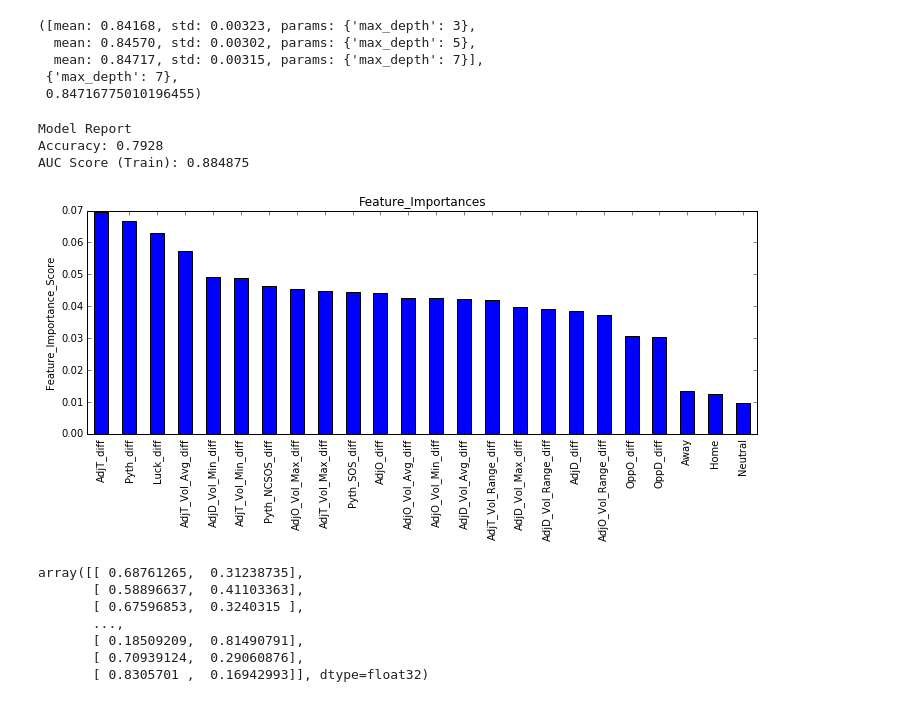
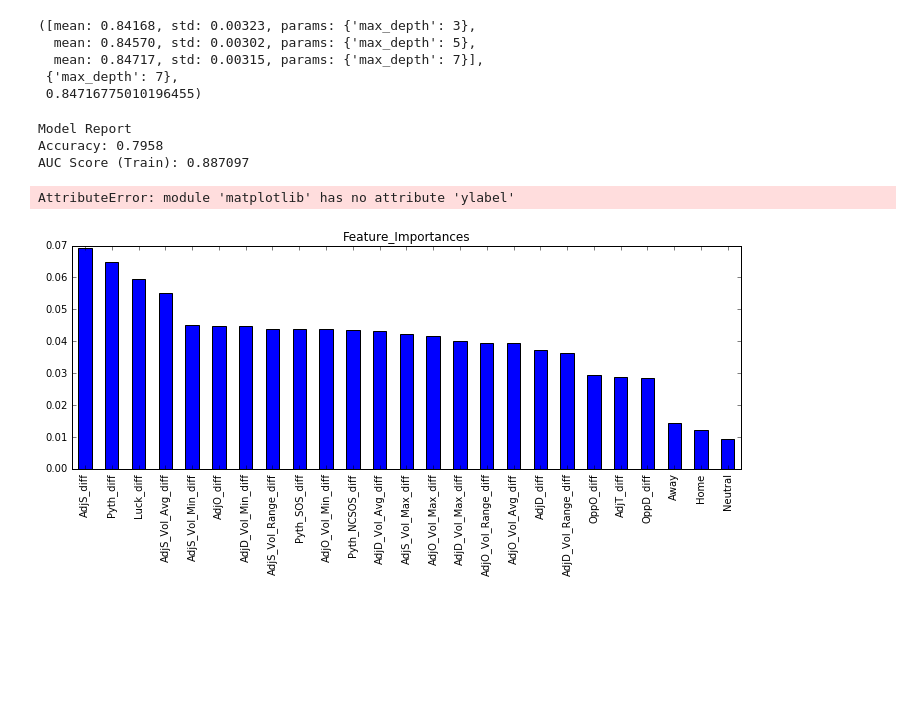
Before and after one commit to WesleyPasfield/March_Madness, a Jupyter notebook: MarchMadness.ipynb, the cells around one changed output. Saved outputs shown, nothing was run; the diff lists cells and outputs as text; code cells hidden in the pictures; blank space fills up the shorter version.

Commit message:
Updated script with tempo variable + Chart
Chart shows predictions vs actual

```diff
--- a/MarchMadness.ipynb
+++ b/MarchMadness.ipynb
@@ -217,7 +198,7 @@ Index(['Team_Year', 'Pyth_zscore', 'AdjO_zscore', 'AdjD_zscore', 'AdjT_zscore',
 # %%
 ## Take log of all variables
 
-import math
+import numpy as np
 
 cols = list(kpLogData.columns)
 cols.remove('Team_Year')
@@ -227,8 +208,8 @@ for col in cols:
     kpLogData[col_log] = np.log(kpLogData[col])
 
 ## Pull out only useful log transforms
-kpLog = kpLogData[['Team_Year','AdjO_Vol_Range_log', 'AdjD_Vol_Range_log', 'AdjT_Vol_Range_log',
-                  'AdjO_Vol_Avg_log', 'AdjD_Vol_Avg_log', 'AdjT_Vol_Avg_log']]
+kpLog = kpLogData[['Team_Year','AdjO_Vol_Range_log', 'AdjD_Vol_Range_log', 'AdjS_Vol_Range_log',
+                  'AdjO_Vol_Avg_log', 'AdjD_Vol_Avg_log', 'AdjS_Vol_Avg_log']]
 kpLog.info()
 # %% [output]
 <class 'pandas.core.frame.DataFrame'>
@@ -269,7 +250,7 @@ memory usage: 138.1+ KB
 kpTransformed = kpMerge.merge(kpExp, on = 'Team_Year', how = 'left')
 kpMergeFinal = kpTransformed.merge(kpLog, on = 'Team_Year', how = 'left')
 kpMergeFinal.drop(['Luck_zscore', 'Pyth_NCSOS_zscore' ,'AdjO_Vol_Avg_zscore' ,'AdjD_Vol_Avg_zscore',
-                  'AdjT_Vol_Avg_zscore', 'AdjO_Vol_Range_zscore', 'AdjD_Vol_Range_zscore', 'AdjT_Vol_Range_zscore']
+                  'AdjS_Vol_Avg_zscore', 'AdjO_Vol_Range_zscore', 'AdjD_Vol_Range_zscore', 'AdjS_Vol_Range_zscore']
                  ,inplace=True,axis=1,errors='ignore')
 kpMergeFinal.info()
 # %% [output]
@@ -341,6 +322,7 @@ kpModel = kpModel.merge(kpMergeFinal, left_on = 'Lteam', right_on = 'Team_Year')
 kpModel['Pyth_diff'] = kpModel['Pyth_zscore_x'] - kpModel['Pyth_zscore_y']
 kpModel['AdjO_diff'] = kpModel['AdjO_zscore_x'] - kpModel['AdjO_zscore_y']
 kpModel['AdjD_diff'] = kpModel['AdjD_zscore_x'] - kpModel['AdjD_zscore_y']
+kpModel['AdjS_diff'] = kpModel['AdjS_zscore_x'] - kpModel['AdjS_zscore_y']
 kpModel['AdjT_diff'] = kpModel['AdjT_zscore_x'] - kpModel['AdjT_zscore_y']
 kpModel['Luck_diff'] = kpModel['Luck_exp_x'] - kpModel['Luck_exp_y']
 kpModel['Pyth_SOS_diff'] = kpModel['Pyth_SOS_zscore_x'] - kpModel['Pyth_SOS_zscore_y']
@@ -349,19 +331,20 @@ kpModel['OppD_diff'] = kpModel['OppD_zscore_x'] - kpModel['OppD_zscore_y']
 kpModel['Pyth_NCSOS_diff'] = kpModel['Pyth_NCSOS_exp_x'] - kpModel['Pyth_NCSOS_exp_y']
 kpModel['AdjO_Vol_Max_diff'] = kpModel['AdjO_Vol_Max_zscore_x'] - kpModel['AdjO_Vol_Max_zscore_y']
 kpModel['AdjD_Vol_Max_diff'] = kpModel['AdjD_Vol_Max_zscore_x'] - kpModel['AdjD_Vol_Max_zscore_y']
-kpModel['AdjT_Vol_Max_diff'] = kpModel['AdjT_Vol_Max_zscore_x'] - kpModel['AdjT_Vol_Max_zscore_y']
+kpModel['AdjS_Vol_Max_diff'] = kpModel['AdjS_Vol_Max_zscore_x'] - kpModel['AdjS_Vol_Max_zscore_y']
 kpModel['AdjO_Vol_Min_diff'] = kpModel['AdjO_Vol_Min_zscore_x'] - kpModel['AdjO_Vol_Min_zscore_y']
 kpModel['AdjD_Vol_Min_diff'] = kpModel['AdjD_Vol_Min_zscore_x'] - kpModel['AdjD_Vol_Min_zscore_y']
-kpModel['AdjT_Vol_Min_diff'] = kpModel['AdjT_Vol_Min_zscore_x'] - kpModel['AdjT_Vol_Min_zscore_y']
+kpModel['AdjS_Vol_Min_diff'] = kpModel['AdjS_Vol_Min_zscore_x'] - kpModel['AdjS_Vol_Min_zscore_y']
 kpModel['AdjO_Vol_Range_diff'] = kpModel['AdjO_Vol_Range_log_x'] - kpModel['AdjO_Vol_Range_log_y']
 kpModel['AdjD_Vol_Range_diff'] = kpModel['AdjD_Vol_Range_log_x'] - kpModel['AdjD_Vol_Range_log_y']
-kpModel['AdjT_Vol_Range_diff'] = kpModel['AdjT_Vol_Range_log_x'] - kpModel['AdjT_Vol_Range_log_y']
+kpModel['AdjS_Vol_Range_diff'] = kpModel['AdjS_Vol_Range_log_x'] - kpModel['AdjS_Vol_Range_log_y']
 kpModel['AdjO_Vol_Avg_diff'] = kpModel['AdjO_Vol_Avg_log_x'] - kpModel['AdjO_Vol_Avg_log_y']
 kpModel['AdjD_Vol_Avg_diff'] = kpModel['AdjD_Vol_Avg_log_x'] - kpModel['AdjD_Vol_Avg_log_y']
-kpModel['AdjT_Vol_Avg_diff'] = kpModel['AdjT_Vol_Avg_log_x'] - kpModel['AdjT_Vol_Avg_log_y']
+kpModel['AdjS_Vol_Avg_diff'] = kpModel['AdjS_Vol_Avg_log_x'] - kpModel['AdjS_Vol_Avg_log_y']
 
 kpModel['id'] = kpModel.Wteam.str[:4] + '_' + kpModel.Wteam.str[4:] + '_' + kpModel.Lteam.str[4:]
 
-kpFinal = kpModel.iloc[:,[2,3,4,5,50,51,52,53,54,55,56,57,58,59,60,61,62,63,64,65,66,67,68,69,70,71]]
+kpFinal = kpModel.iloc[:,[2,3,4,5,52,53,54,55,56,57,58,59,60,61,62,63,64,65,66,67,68,69,70,71,72,73,74]]
 Target = 'Win'
 IDcol = 'id'
+kpFinal.info()
@@ -368,5 +369,6 @@ IDcol = 'id'
 # %%
-
+%matplotlib inline
+import matplotlib as plt
 import sklearn.ensemble as ens
 from sklearn.preprocessing import LabelEncoder
 from sklearn import cross_validation, metrics
@@ -377,6 +379,8 @@ rcParams['figure.figsize'] = 12,4
 tIndex = np.random.rand(len(kpFinal)) < 0.75
 X_train = kpFinal[tIndex]
 X_test = kpFinal[~tIndex]
+X_testWin = pd.DataFrame({'Win': X_test['Win'],
+                         'id': X_test['id']})
 
 def modelfit(alg, dtrain, predictors, performCV=True, printFeatureImportance=True, cv_folds =5):
     ## Fit algorithm to the data
@@ -404,10 +408,10 @@ def modelfit(alg, dtrain, predictors, performCV=True, printFeatureImportance=Tru
 
 predictors = [x for x in X_train.columns if x not in [Target, IDcol]]
 
-param_test1 = {'n_estimators': [50, 75, 100]}
-gSearch1 = GridSearchCV(estimator = ens.GradientBoostingClassifier(max_depth =5 , learning_rate = 0.1, min_samples_split = 500,
-                                          min_samples_leaf = 50, max_features = 'sqrt', subsample= .80,
-                                         random_state = 10),
-param_grid = param_test1, scoring='roc_auc', n_jobs=4, iid=False, cv=5)
-gSearch1.fit(X_train[predictors],X_train[Target])
-modelfit(gSearch1, X_train, predictors)
+#param_test1 = {'n_estimators': [50, 75, 100]}
+#gSearch1 = GridSearchCV(estimator = ens.GradientBoostingClassifier(max_depth =5 , learning_rate = 0.1, min_samples_split = 500,
+#                                          min_samples_leaf = 50, max_features = 'sqrt', subsample= .80,
+#                                         random_state = 10),
+#param_grid = param_test1, scoring='roc_auc', n_jobs=4, iid=False, cv=5)
+#gSearch1.fit(X_train[predictors],X_train[Target])
+#modelfit(gSearch1, X_train, predictors)
@@ -501,27 +499,17 @@ gSearch4.grid_scores_, gSearch4.best_params_, gSearch4.best_score_
 # %%
 gbmFin = ens.GradientBoostingClassifier(max_depth = 7 , learning_rate = 0.025, min_samples_split = 250,
                                           min_samples_leaf = 50, max_features = 'sqrt', subsample= .80,
                                          random_state = 10, n_estimators = 1000)
-modelfit(gbmFin, X_train, predictors, performCV = False)
+modelfit(gbmFin, X_train, predictors, performCV = False, printFeatureImportance = True)
 # %% [output]
 Model Report
-Accuracy: 0.7928
-AUC Score (Train): 0.884875
+Accuracy: 0.7958
+AUC Score (Train): 0.887097
+AttributeError: module 'matplotlib' has no attribute 'ylabel'
-[figure, old version]
+[figure, new version]
 # %%
 import xgboost as xgb
 
 xgb1 = xgb.XGBClassifier(max_depth =5 , learning_rate = 0.1, n_estimators = 100,
                                     subsample= .85, colsample_bytree =.85,
                                      objective = 'binary:logistic').fit(X_train, y_train)
-# %%
-predictions = xgb1.predict_proba(X_test)
-predictions
-# %% [output]
-array([[ 0.68761265,  0.31238735],
-       [ 0.58896637,  0.41103363],
-       [ 0.67596853,  0.3240315 ],
-       ...,
-       [ 0.18509209,  0.81490791],
-       [ 0.70939124,  0.29060876],
-       [ 0.8305701 ,  0.16942993]], dtype=float32)
```
Also changed, not shown: parts of 13 cells of this notebook, 1 other file.
